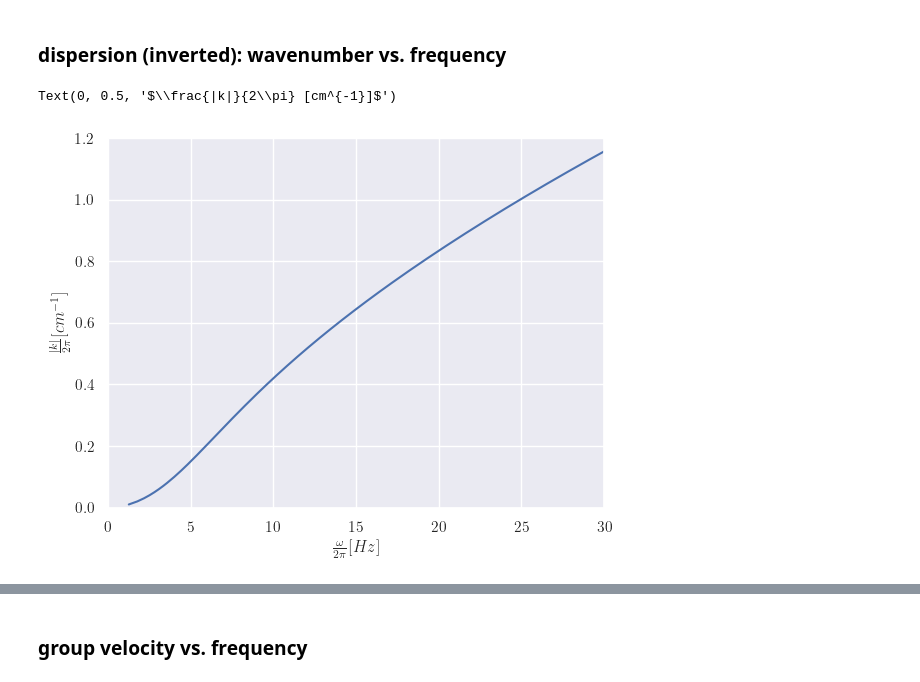
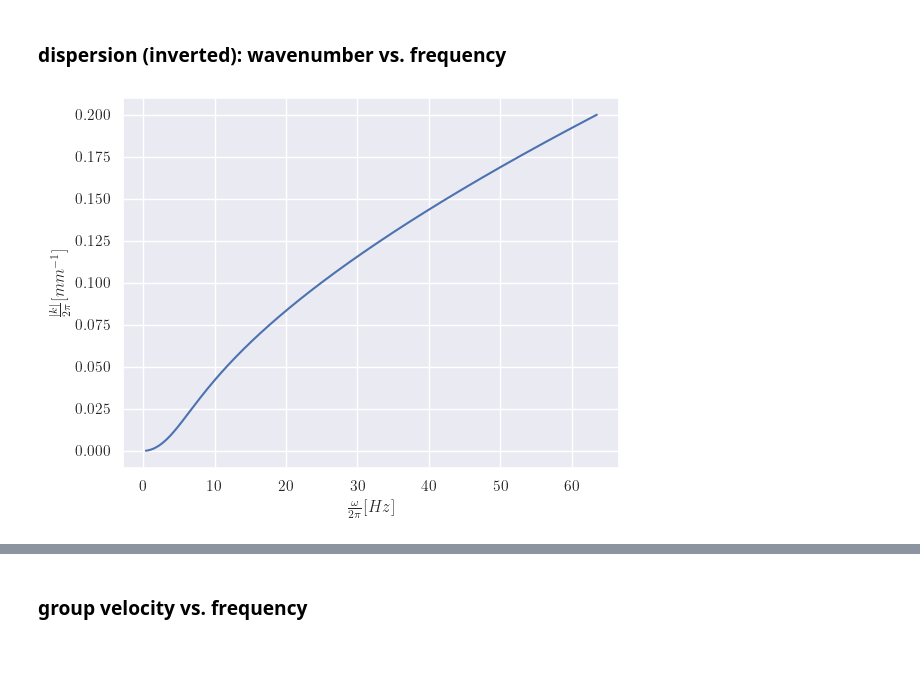
Before and after one commit to InbarMaimon/ProjectAquarium, a Jupyter notebook: notes/wave_maker/wave_maker_theory.ipynb, the cells around one changed output, grey strips where cells are left out. Cells and saved outputs as stored; diff of their text form; code cells hidden in the pictures; blank space fills up the shorter version.

```diff
--- a/notes/wave_maker/wave_maker_theory.ipynb
+++ b/notes/wave_maker/wave_maker_theory.ipynb
@@ -52,17 +76,17 @@ pi = np.pi
 # constants (SI)
 g0 = sp.constants.g     # At sea level
 p0 = sp.constants.atm   # At sea level
-T_room = 290            # Israeli winter temperature in Kelvin
+T_room = 290            # ~ Israeli winter temperature in Kelvin
 
-density = CP.PropsSI('D', 'T', T_room, 'P', p0, 'Water')
+seasurface_density = CP.PropsSI('D', 'T', T_room, 'P', p0, 'Water')
 viscosity = CP.PropsSI('VISCOSITY', 'T', T_room, 'P', p0, 'Water')  # Pa.s
-kinematic_viscosity = viscosity / density
-surface_tension = 0.074  # N/m, estimate for seawater, +-0.001
+kinematic_viscosity = viscosity / seasurface_density
+seawater_surface_tension = 0.074  # N/m, estimate for seawater, +-0.001
 
 # aliases
-rho = density
+rho = seasurface_density
 mu = viscosity
 nu = kinematic_viscosity
-tau = surface_tension
+tau = seawater_surface_tension
 # %%
 print("density = ", rho, "\nsurface_tension = ", tau)
@@ -77,25 +98,26 @@ def dr_cg_sw(k):
     k = norm(k, axis=-1)
     return np.sqrt((g0 * k + tau/rho * k**3))
 # %%
-N = int(1e3)
-k_max = 2*np.pi*int(1e3)
-ks = np.linspace(k_max/N, k_max, num=N).reshape((N,1))
+N = int(2e3)
+k_max = 2*np.pi*int(2e2)
+k_ps = np.linspace(k_max/N, k_max, num=N).reshape((N,1))
+k_ps_abs = norm(k_ps, axis=-1)
 # %%
-def f_omega(omega, k):
-    k_abs = np.abs(k)
-    lhs = (2 - 1j*omega/(nu*k_abs**2))**2 + (k_abs*(g0 + surface_tension/density * k_abs**2)) / (nu**2 * k_abs**4)
-    rhs = 4 * np.sqrt(1 - 1j*omega/(nu*k_abs**2))
+def complex_dispersion(omega, k):
+    lhs = (2 - 1j*omega/(nu*k**2))**2 + (k*(g0 + tau/rho * k**2)) / (nu**2 * k**4)
+    rhs = 4 * np.sqrt(1 - 1j*omega/(nu*k**2))
     return lhs - rhs
 
 # --- Solver for one k ---
 def solve_for_k(k):
     # initial guess: inviscid dispersion relation
-    omega0 = np.sqrt(g0*k + surface_tension/density*k**3)
+    k_abs = norm(k, axis=-1)
+    omega0 = np.sqrt(g0*k_abs + tau/rho*k_abs**3)
     # solve numerically
-    sol = sp.optimize.newton(func=lambda w: f_omega(w, k), x0=omega0, maxiter=1000, tol=1e-10)
+    sol = sp.optimize.newton(func=lambda w: complex_dispersion(w, k_abs), x0=omega0, maxiter=1000, tol=1e-10)
     return sol
 
-omegas = np.array([solve_for_k(k) for k in ks])[:,0]
+omegas = np.array([solve_for_k(k) for k in k_ps])
 # %%
 frequencies = np.real(omegas)/(2*pi)
 decay_rates = np.imag(omegas)
@@ -102,11 +151,14 @@ decay_rates = np.imag(omegas)
 # %% [markdown]
 ### dispersion (inverted): wavenumber vs. frequency
 # %%
-plt.plot(frequencies, norm(ks, axis=-1)/(2*np.pi)/100)
-plt.xlim(0, 30)
+plt.plot(frequencies, norm(k_ps, axis=-1)/(2*np.pi * 1000))
+# plt.xlim(0, 50)
 plt.xlabel(r"$\frac{\omega}{2\pi} [Hz]$")
-plt.ylim(0, 120/100)
-plt.ylabel(r"$\frac{|k|}{2\pi} [cm^{-1}]$")
+# plt.ylim(0, 200/100)
+plt.ylabel(r"$\frac{|k|}{2\pi} [mm^{-1}]$")
+
+plt.savefig(
+    fname=join_path(PATH_FIGURES, "g-c_waves_dispersion.png")
+    )
 # %% [output]
-Text(0, 0.5, '$\\frac{|k|}{2\\pi} [cm^{-1}]$')
-[figure, old version]
+[figure, new version]
```
Also changed, not shown: parts of 40 cells of this notebook, 49 other files.
